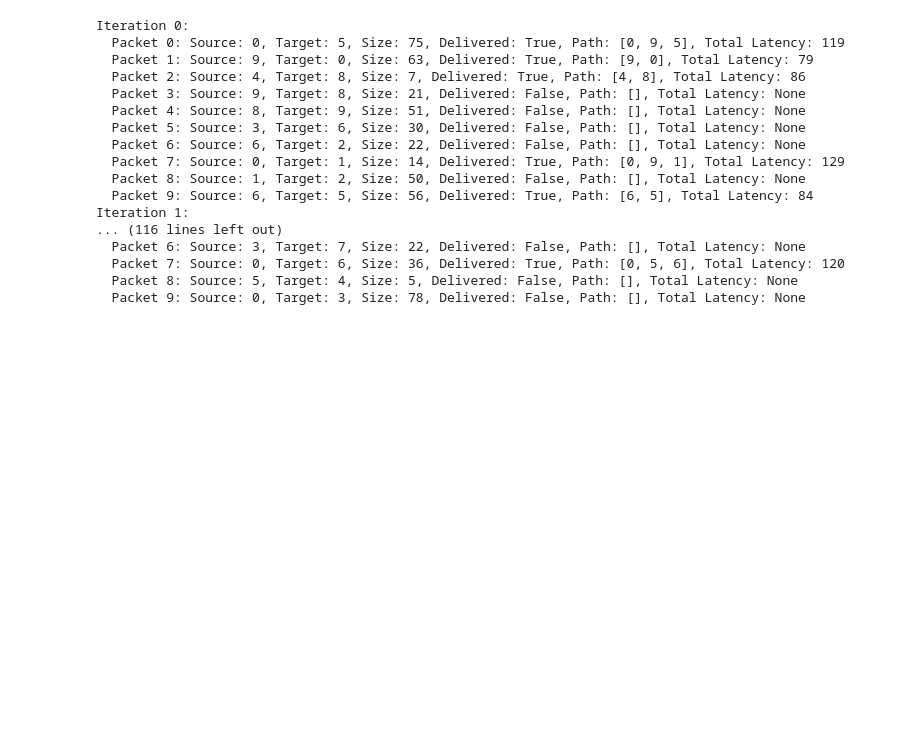
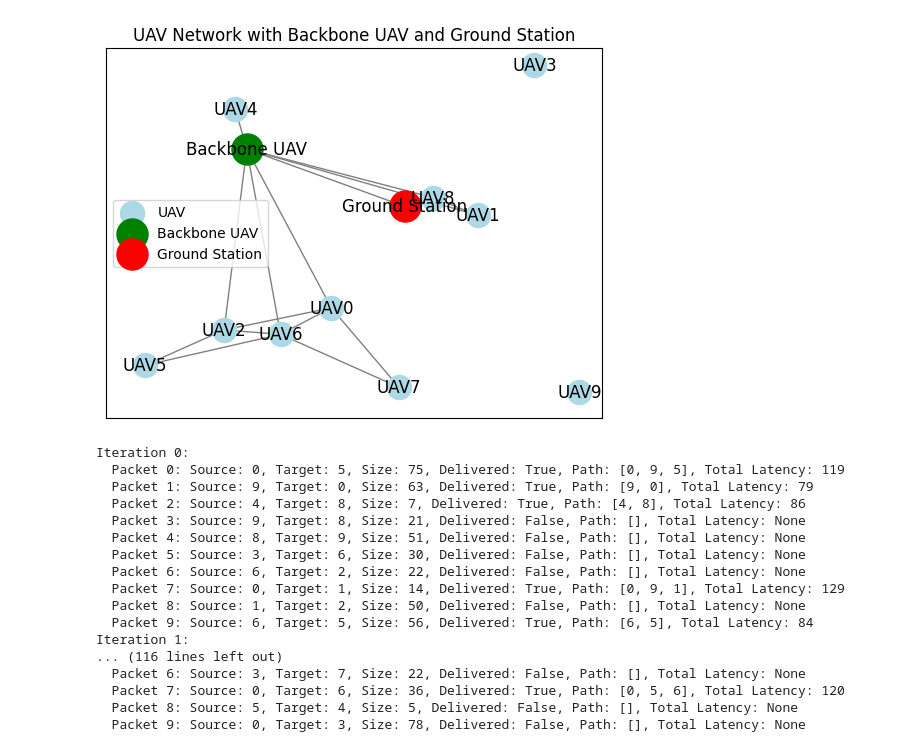
Before and after one commit to Solumba/UAV-Network-Monitoring-System, a Jupyter notebook: Uav_Swarm_Model.ipynb, the cells around one changed output. Drawn from its saved outputs; the diff is of its cells as text; code cells hidden in the pictures; blank space fills up the shorter version.

```diff
--- a/Uav_Swarm_Model.ipynb
+++ b/Uav_Swarm_Model.ipynb
@@ -349 +361,30 @@ simulation.close()
+# %%
+"""Creating The Network First"""
+# Simulation Parameters
+num_uavs = 10
+connection_range = 30
+ground_station_pos = (50, 50)
+backbone_range = 50
+num_packets = 10
+
+total_time = 60  # Total time to run the simulation in seconds
+update_interval = 5  # Time interval between updates in seconds
+move_range = 5
+
+# Initialize Simulation
+simulation = UAVNetworkSimulation(URI, AUTH)
+
+# Create and Setup UAV Network
+uav_network = simulation.create_initial_graph(num_uavs, connection_range, ground_station_pos, backbone_range)
+
+# Upload to Neo4j
+simulation.upload_to_neo4j(uav_network)
+
+# Draw Initial Graph
+simulation.draw_graph(uav_network)
+
+# Close Neo4j Connection
+simulation.close()
+# %% [output]
+[figure, added]
 # %%
```
Also changed, not shown: parts of 4 cells of this notebook.
